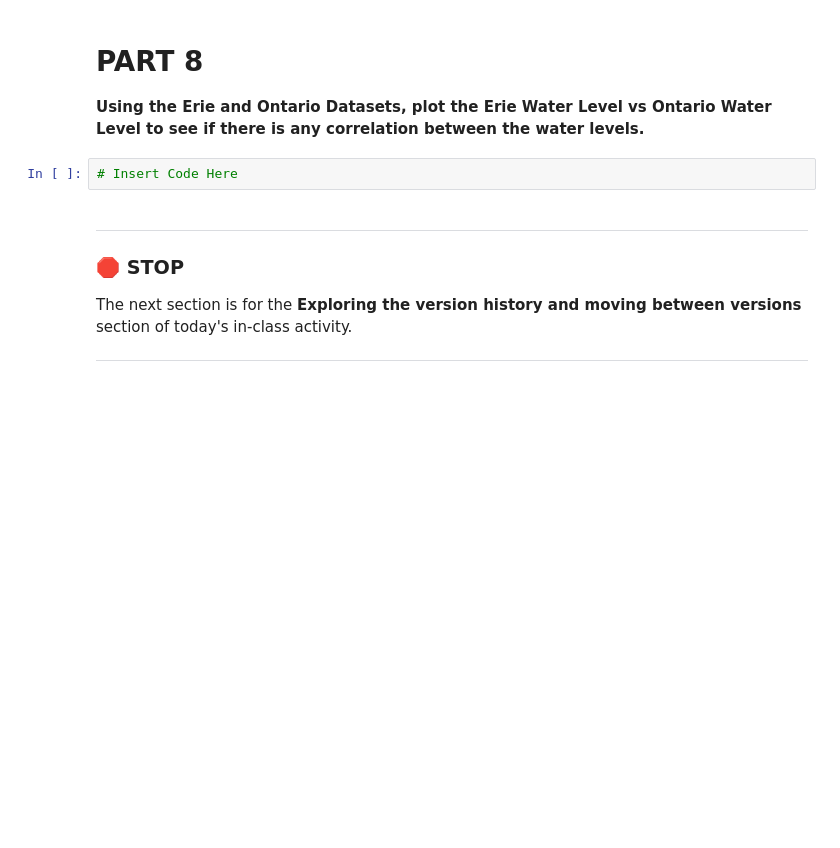
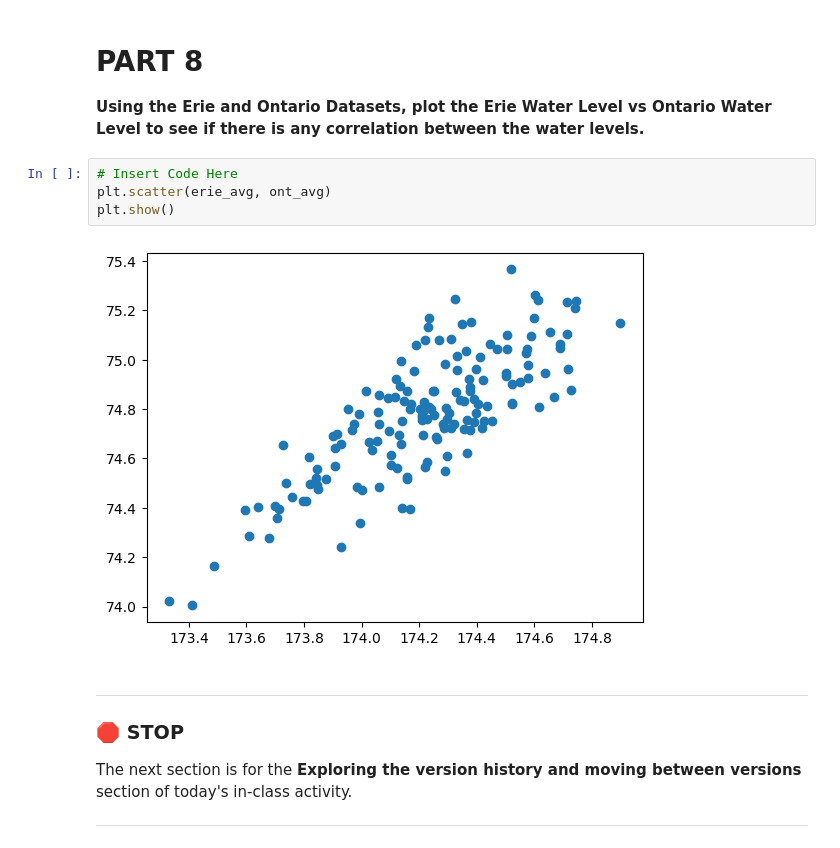
Before and after one commit to raosukruth/CMSE202_Git_Started_SR, a Jupyter notebook: Great_Lakes_and_Grand_River.ipynb, the cells around one changed output. Drawn from its saved outputs; the diff is of its cells as text; blank space fills up the shorter version.

```diff
--- a/Great_Lakes_and_Grand_River.ipynb
+++ b/Great_Lakes_and_Grand_River.ipynb
@@ -80,6 +100,10 @@ plt.plot(time, watlvl)
 **Using the Erie and Ontario Datasets, plot the Erie Water Level vs Ontario Water Level to see if there is any correlation between the water levels.**
 # %%
 # Insert Code Here
+plt.scatter(erie_avg, ont_avg)
+plt.show()
+# %% [output]
+[figure, added]
 # %% [markdown]
 ---
 ### &#128721; STOP
```
Also changed, not shown: parts of 6 cells of this notebook.
